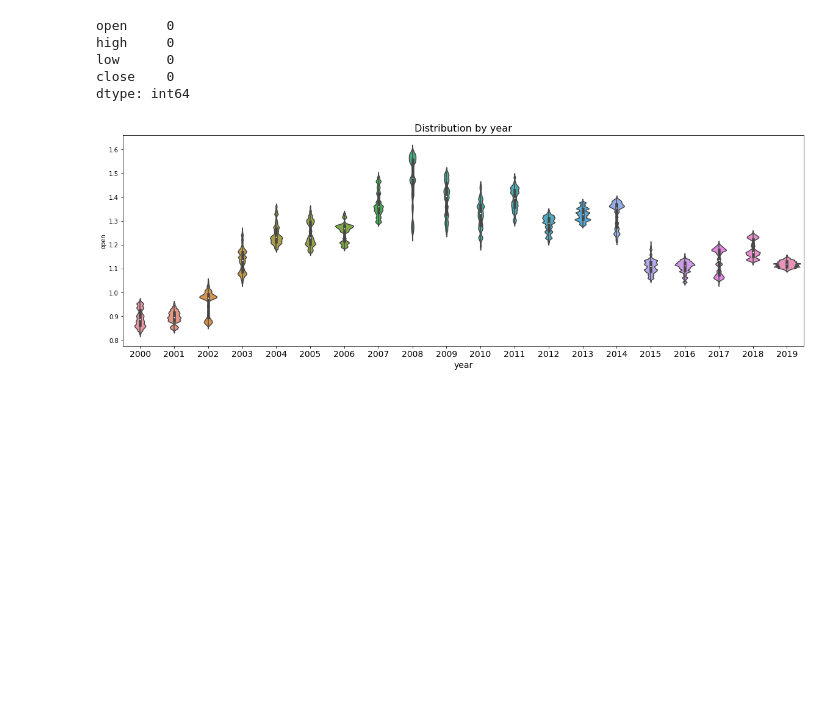
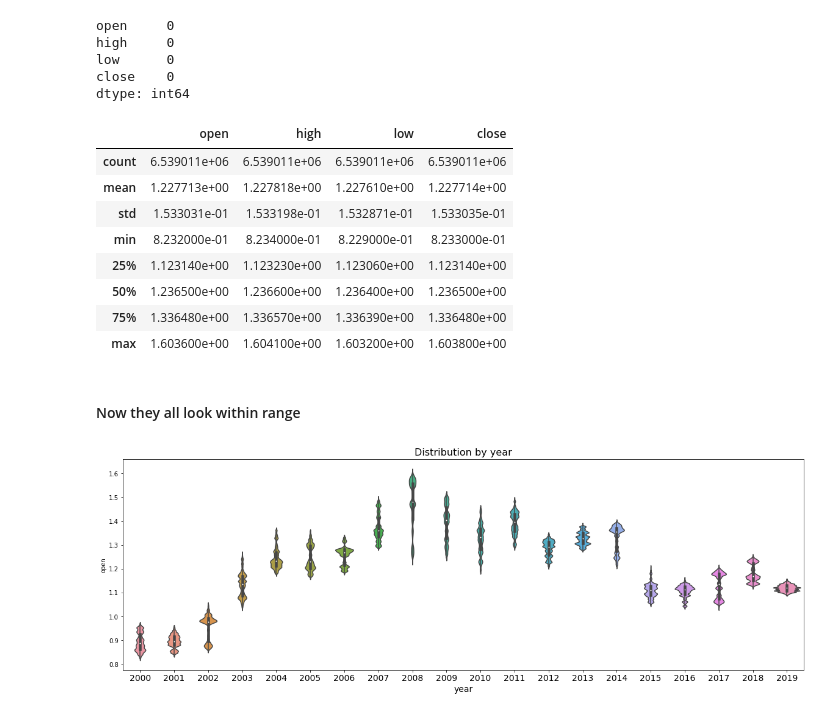
Before and after one commit to stuartdaw/Capstone_Forex, a Jupyter notebook: 1.0 Load Data and EDA.ipynb, the cells around one changed output. Cells and saved outputs as stored; diff of their text form; code cells hidden in the pictures; blank space fills up the shorter version.

```diff
--- a/1.0 Load Data and EDA.ipynb
+++ b/1.0 Load Data and EDA.ipynb
@@ -220,6 +190,21 @@ high     0
 low      0
 close    0
 dtype: int64
+# %%
+# Recheck the statistics after the changes
+eur_usd.describe()
+# %% [output]
+|  | open | high | low | close |
+| count | 6.539011e+06 | 6.539011e+06 | 6.539011e+06 | 6.539011e+06 |
+| mean | 1.227713e+00 | 1.227818e+00 | 1.227610e+00 | 1.227714e+00 |
+| std | 1.533031e-01 | 1.533198e-01 | 1.532871e-01 | 1.533035e-01 |
+| min | 8.232000e-01 | 8.234000e-01 | 8.229000e-01 | 8.233000e-01 |
+| 25% | 1.123140e+00 | 1.123230e+00 | 1.123060e+00 | 1.123140e+00 |
+| 50% | 1.236500e+00 | 1.236600e+00 | 1.236400e+00 | 1.236500e+00 |
+| 75% | 1.336480e+00 | 1.336570e+00 | 1.336390e+00 | 1.336480e+00 |
+| max | 1.603600e+00 | 1.604100e+00 | 1.603200e+00 | 1.603800e+00 |
+# %% [markdown]
+#### Now they all look within range
 # %%
 # Plot violin charts to see the distibutions and spread of data
 plt.subplots(figsize=(20,14))
```
Also changed, not shown: parts of 52 cells of this notebook, 1 other file.
